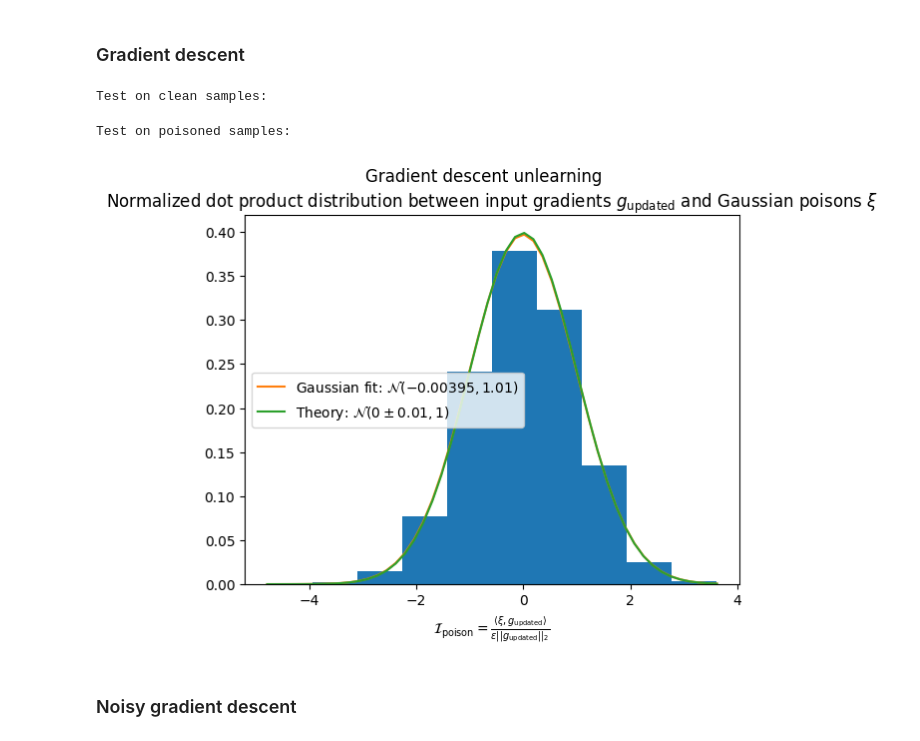
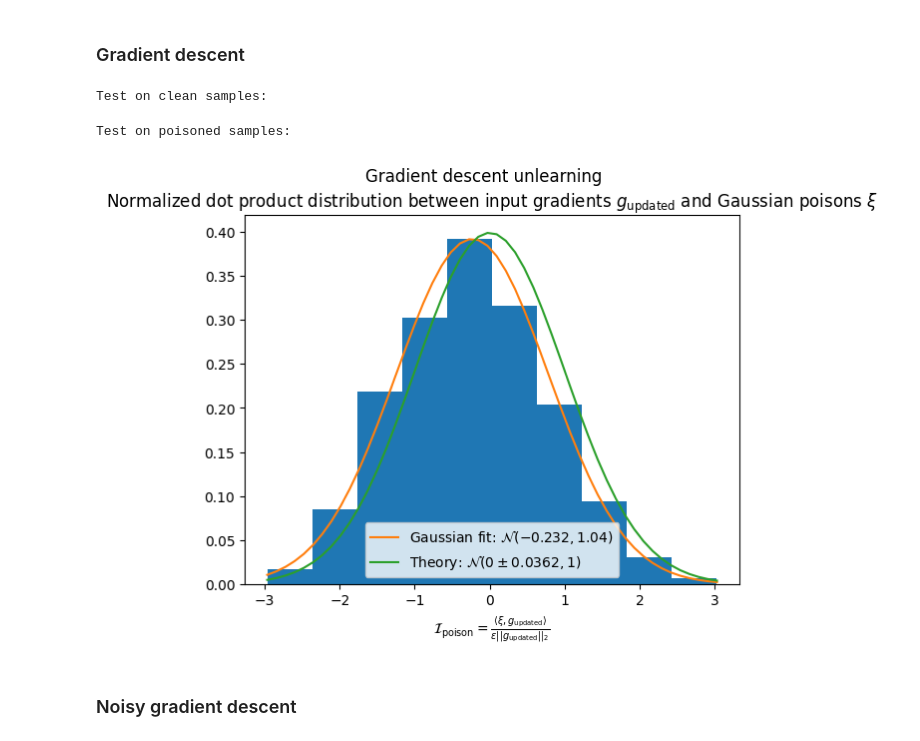
Before and after one commit to AI-Safety-X2023/playground, a Jupyter notebook: implementations/projects/poisoning/gaussian_poisoning_cifar10.ipynb, the cells around one changed output. Drawn from its saved outputs; the diff is of its cells as text; code cells hidden in the pictures.

```diff
--- a/implementations/projects/poisoning/gaussian_poisoning_cifar10.ipynb
+++ b/implementations/projects/poisoning/gaussian_poisoning_cifar10.ipynb
@@ -232,16 +201,6 @@ Cifar10ResNet(
     (fc): Linear(in_features=512, out_features=10, bias=True)
   )
 )
-# %%
-from image_classification.models import BigCNN
-
-model = BigCNN(
-    num_image_channels=3,
-    image_size=32*32,
-    num_classes=10,
-    batchnorm=True,
-    dropout_rate=0.2,
-).to(BEST_DEVICE)
 # %%
 from torchinfo import summary
 
@@ -292,7 +251,7 @@ corrupted_loader = DataLoader(corrupted_dataset, batch_size, drop_last=True)
 lr = 1e-3
 weight_decay = 1e-3
 
-epochs = 3
+epochs = 8
 
 loss_func = CrossEntropyLoss()
 
@@ -312,7 +271,7 @@ test_epoch(clean_model, test_loader, loss_func, keep_pbars=True, metric=metric)
 # %%
 corrupted_model = deepcopy(model)
 opt = make_optimizer(corrupted_model)
-train_loop(corrupted_model, corrupted_loader, loss_func, opt, epochs=1)
+train_loop(corrupted_model, corrupted_loader, loss_func, opt, epochs=epochs)
 # %%
 #inspect_model(corrupted_model)
 
@@ -598,14 +403,18 @@ def display_post_unlearning_results(model: nn.Module, algo_name: str):
+# %%
+def make_sgd(model: nn.Module, lr=lr, momentum=0.9, weight_decay=5e-4) -> Optimizer:
+    return SGD(model.parameters(), lr=lr, momentum=momentum, weight_decay=weight_decay)
 # %% [markdown]
 ### Gradient descent
 # %%
+unlearn_epochs = 4
 unlearner = deepcopy(corrupted_model)
-opt_gd = make_optimizer(unlearner, lr=0.5 * lr)
-gradient_descent(unlearner, clean_loader, test_loader, loss_func, opt_gd, epochs=1)
+opt_gd = make_sgd(unlearner, lr=1e-3)
+gradient_descent(unlearner, clean_loader, test_loader, loss_func, opt_gd, epochs=unlearn_epochs)
 display_post_unlearning_results(unlearner, algo_name='Gradient descent unlearning')
 # %% [output]
 Test on clean samples:
 Test on poisoned samples:
-[figure, old version]
+[figure, new version]
 # %% [markdown]
 ### Noisy gradient descent
 # %%
```
Also changed, not shown: parts of 57 cells of this notebook, 2 other files.
